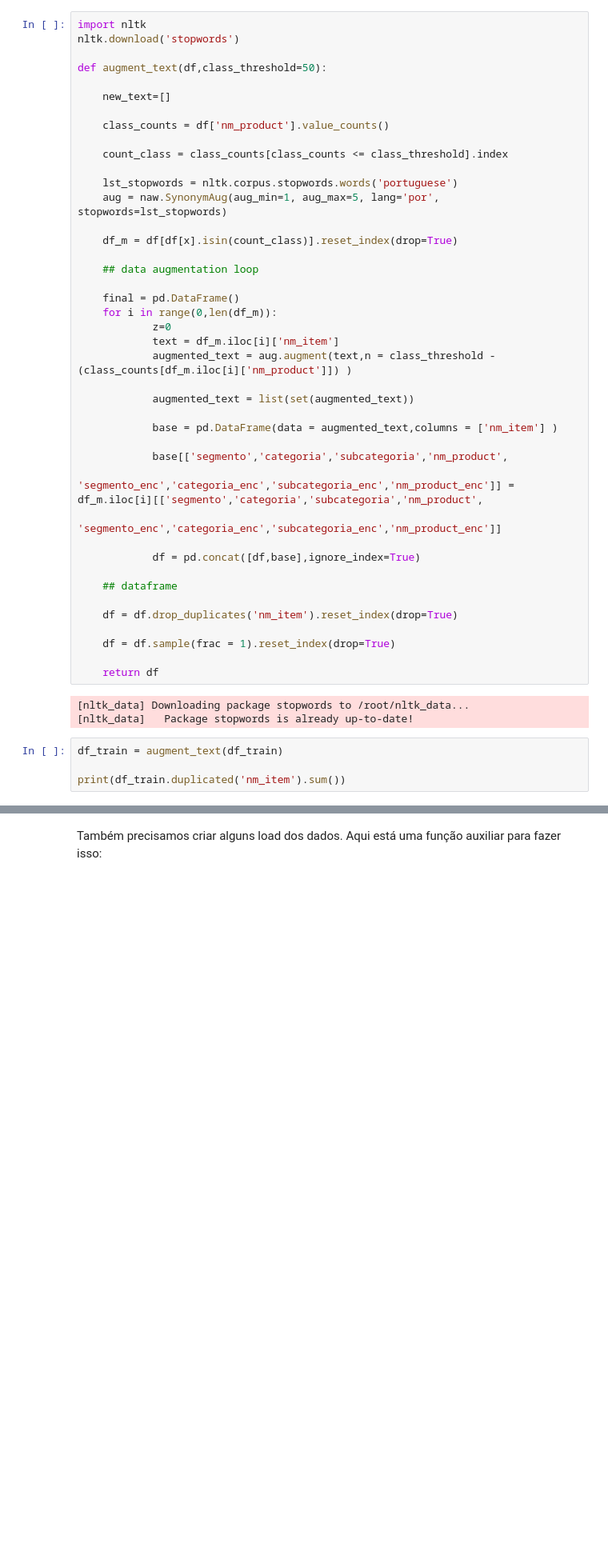
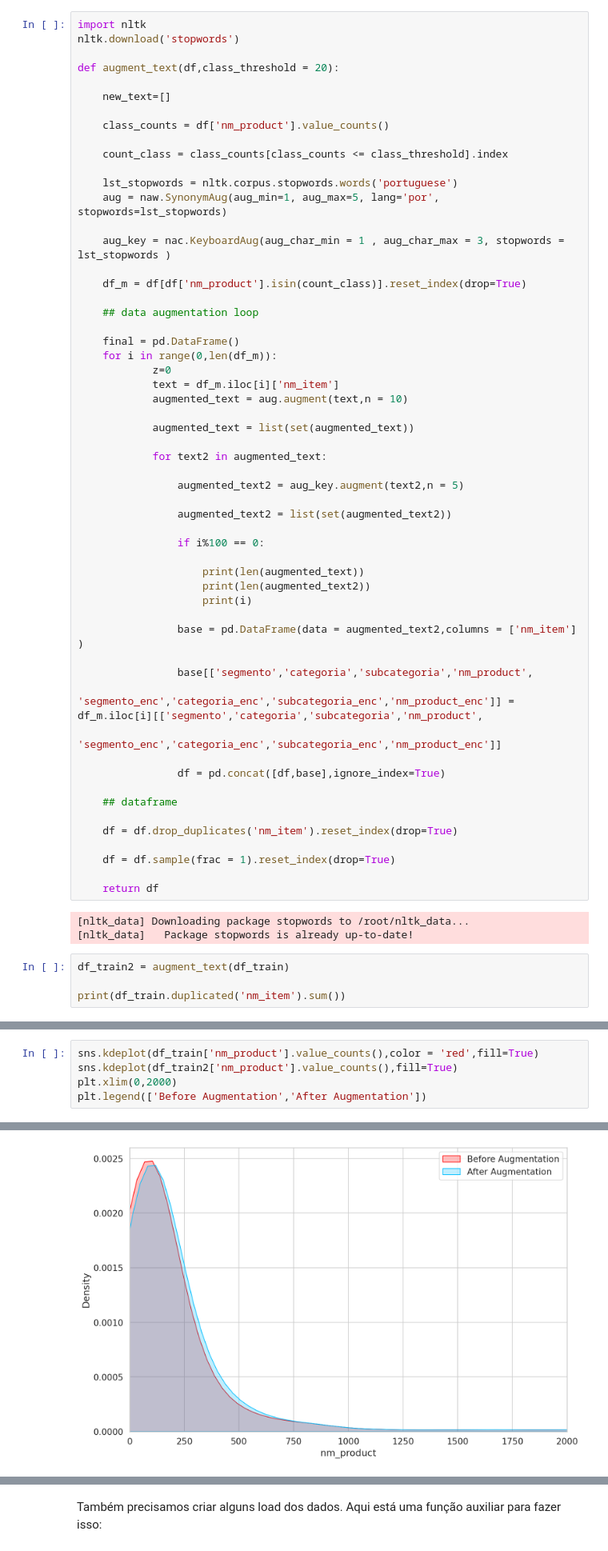
Before and after one commit to MECAI2022/short_text_classification, a Jupyter notebook: Short_Text_Bert_v3.ipynb, the cells around one changed output, grey strips where cells are left out. Shown: that part at 80% size. Drawn from its saved outputs; the diff is of its cells as text; blank space fills up the shorter version.

```diff
--- a/Short_Text_Bert_v3.ipynb
+++ b/Short_Text_Bert_v3.ipynb
@@ -341,7 +341,7 @@ df_train.shape, df_val.shape, df_test.shape
 import nltk
 nltk.download('stopwords')
 
-def augment_text(df,class_threshold=50):
+def augment_text(df,class_threshold = 20):
 
     new_text=[]
 
@@ -352,7 +352,9 @@ def augment_text(df,class_threshold=50):
     lst_stopwords = nltk.corpus.stopwords.words('portuguese')
     aug = naw.SynonymAug(aug_min=1, aug_max=5, lang='por', stopwords=lst_stopwords)
 
-    df_m = df[df[x].isin(count_class)].reset_index(drop=True)
+    aug_key = nac.KeyboardAug(aug_char_min = 1 , aug_char_max = 3, stopwords = lst_stopwords )
+
+    df_m = df[df['nm_product'].isin(count_class)].reset_index(drop=True)
 
     ## data augmentation loop
 
@@ -360,17 +362,29 @@ def augment_text(df,class_threshold=50):
     for i in range(0,len(df_m)):
             z=0
             text = df_m.iloc[i]['nm_item']
-            augmented_text = aug.augment(text,n = class_threshold - (class_counts[df_m.iloc[i]['nm_product']]) )
+            augmented_text = aug.augment(text,n = 10)
 
             augmented_text = list(set(augmented_text))
 
-            base = pd.DataFrame(data = augmented_text,columns = ['nm_item'] )
+            for text2 in augmented_text:
 
-            base[['segmento','categoria','subcategoria','nm_product',
-                  'segmento_enc','categoria_enc','subcategoria_enc','nm_product_enc']] = df_m.iloc[i][['segmento','categoria','subcategoria','nm_product',
-                                                                                                       'segmento_enc','categoria_enc','subcategoria_enc','nm_product_enc']]
+                augmented_text2 = aug_key.augment(text2,n = 5)
 
-            df = pd.concat([df,base],ignore_index=True)
+                augmented_text2 = list(set(augmented_text2))
+
+                if i%100 == 0:
+
+                    print(len(augmented_text))
+                    print(len(augmented_text2))
+                    print(i)
+
+                base = pd.DataFrame(data = augmented_text2,columns = ['nm_item'] )
+
+                base[['segmento','categoria','subcategoria','nm_product',
+                    'segmento_enc','categoria_enc','subcategoria_enc','nm_product_enc']] = df_m.iloc[i][['segmento','categoria','subcategoria','nm_product',
+                                                                                                        'segmento_enc','categoria_enc','subcategoria_enc','nm_product_enc']]
+
+                df = pd.concat([df,base],ignore_index=True)
 
     ## dataframe
 
@@ -383,6 +397,6 @@ def augment_text(df,class_threshold=50):
 [nltk_data] Downloading package stopwords to /root/nltk_data...
 [nltk_data]   Package stopwords is already up-to-date!
 # %%
-df_train = augment_text(df_train)
+df_train2 = augment_text(df_train)
 
 print(df_train.duplicated('nm_item').sum())
@@ -388,0 +430,6 @@ print(df_train.duplicated('nm_item').sum())
+# %%
+sns.kdeplot(df_train['nm_product'].value_counts(),color = 'red',fill=True)
+sns.kdeplot(df_train2['nm_product'].value_counts(),fill=True)
+plt.xlim(0,2000)
+plt.legend(['Before Augmentation','After Augmentation'])
+# %% [output]
@@ -389 +437,2 @@ print(df_train.duplicated('nm_item').sum())
+[figure, added]
 # %%
```
Also changed, not shown: parts of 11 cells of this notebook.
